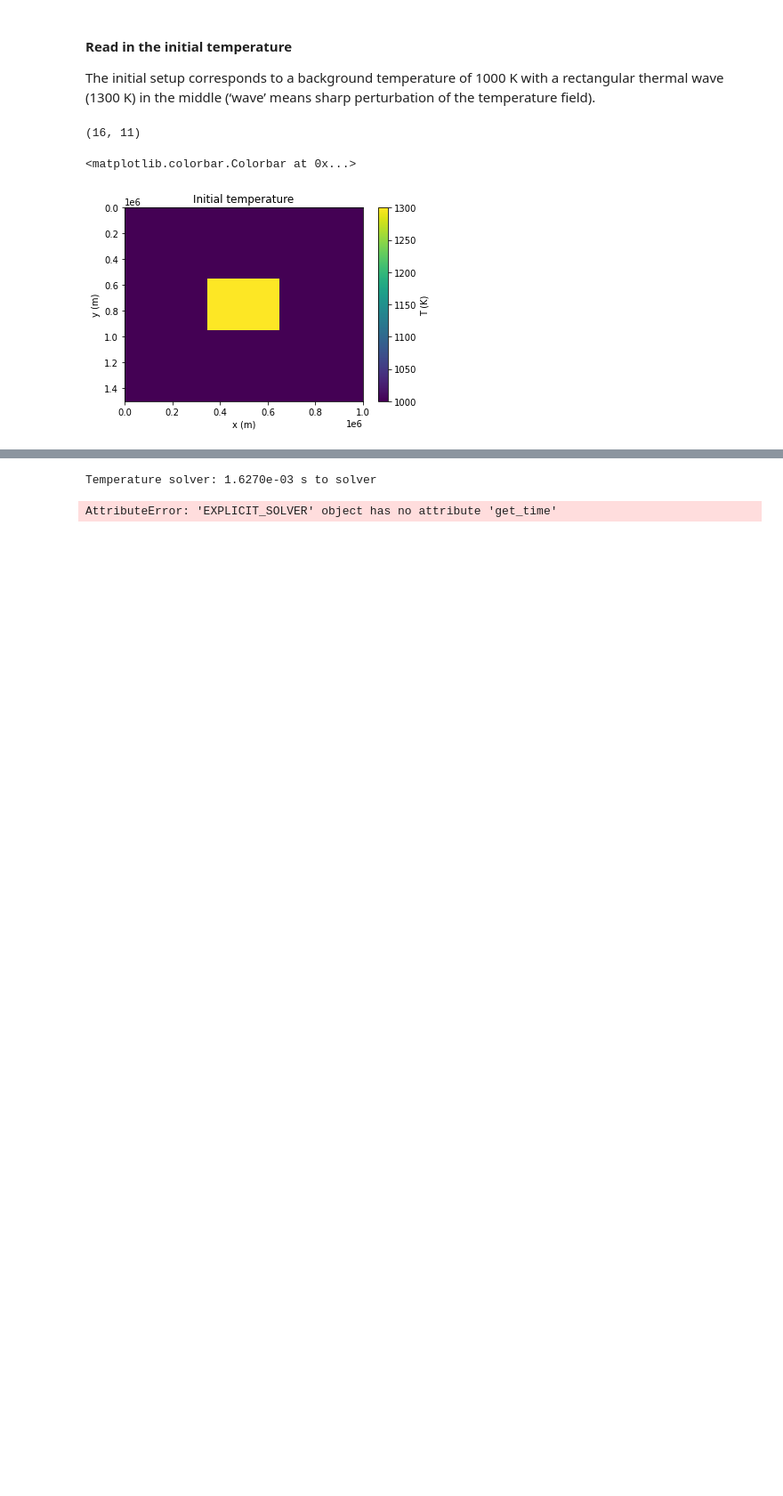
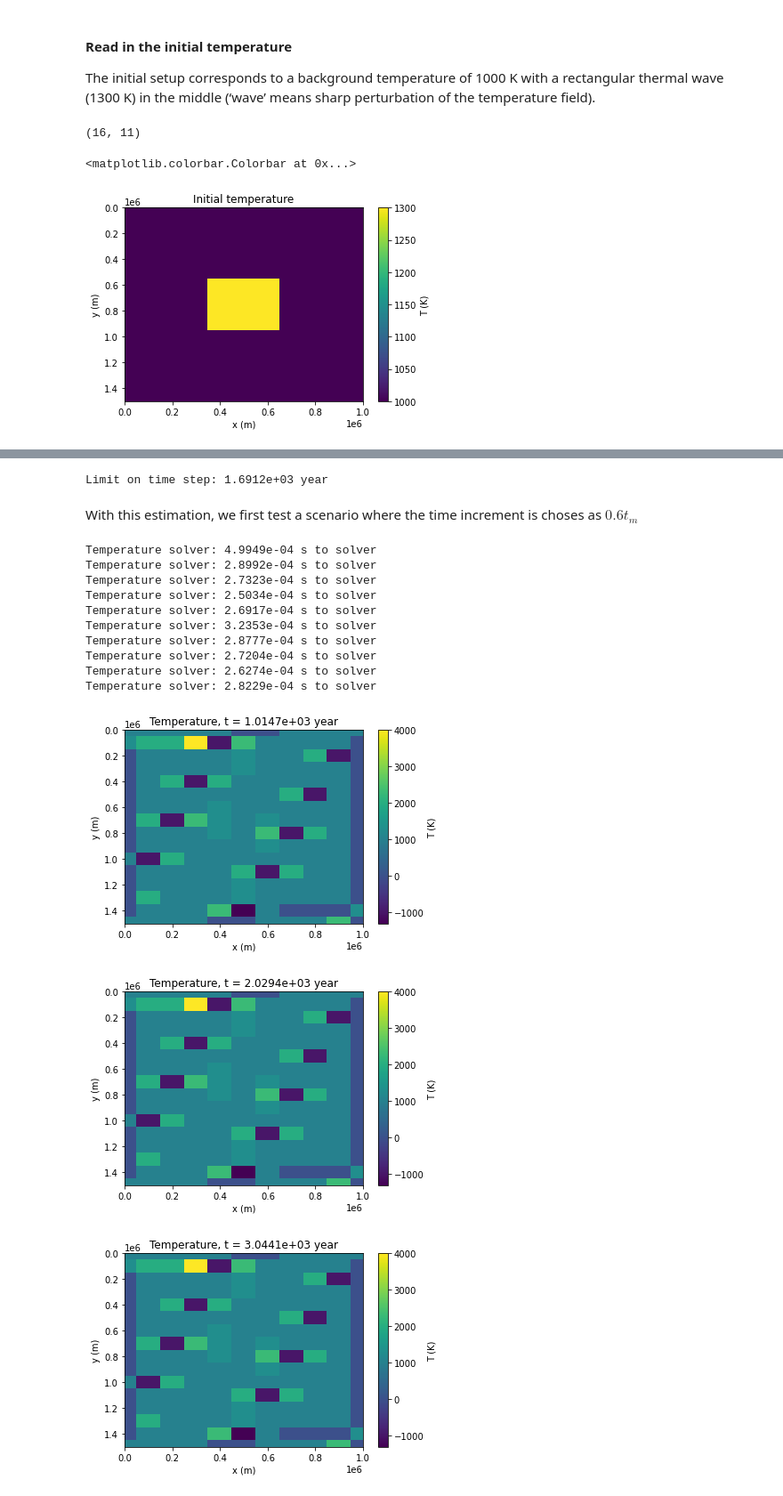
Before and after one commit to lhy11009/gerya_ipynb, a Jupyter notebook: CH10/Explicit_Implicit2D.ipynb, the cells around one changed output, grey strips where cells are left out. Shown: that part at 89% size. Saved outputs shown, nothing was run; the diff lists cells and outputs as text; code cells hidden in the pictures; blank space fills up the shorter version.

```diff
--- a/CH10/Explicit_Implicit2D.ipynb
+++ b/CH10/Explicit_Implicit2D.ipynb
@@ -76,23 +78,49 @@ Use constant thermal conductivity k = 3 W/(m K), density ρ = 3200 kg/m 3 and he
+# %%
+year = 365 * 24 * 3600.0
+thermal_conductivity = 3
+rho = 3200.0
+cp = 1000.0
+kappa = thermal_conductivity / rho / cp  # thermal diffusivity
+dt_m = (xsize / (xnum-1.0)) / (2*kappa)
+print("Limit on time step: %.4e year" % (dt_m / year))
+# %% [output]
+Limit on time step: 1.6912e+03 year
+# %% [markdown]
+With this estimation, we first test a scenario where the time increment is choses as $0.6 t_m$
 # %%
-year = 365 * 24 * 3600.0
+dt = 0.6 * dt_m
+total_step = 10
 # initiate solver
 HCSolver = EXPLICIT_SOLVER(Mesh2d, use_constant_thermal_conductivity=True)
 HCSolver.initial_temperature(Ts_init)  # use the rectangular perturbation as the initial temperature
-HCSolver.assemble(3.0, 3200.0, 1000.0, 1e6 * year)
-HCSolver.solve()
+HCSolver.assemble(thermal_conductivity, rho, cp, dt)
 
-# export and plot
-xxs, yys, Ts = HCSolver.export()
-t = HCSolver.get_time()
-fig, ax = plt.subplots()
-h = ax.pcolor(xxs, yys, Ts)
-ax.set_title('Temperature, t = %.4e year' % (t/year))
-ax.set_xlabel('x (m)')
-ax.set_ylabel('y (m)')
-ax.set_xlim([0.0, xsize])
-ax.set_ylim([0.0, ysize])
-ax.invert_yaxis()
-fig.colorbar(h, ax=ax, label='T (K)')
+for step in range(total_step):
+    # solve
+    HCSolver.solve()
+    # export and plot
+    xxs, yys, Ts = HCSolver.export()
+    t = HCSolver.get_time()
+    fig, ax = plt.subplots()
+    h = ax.pcolor(xxs, yys, Ts)
+    ax.set_title('Temperature, t = %.4e year' % (t/year))
+    ax.set_xlabel('x (m)')
+    ax.set_ylabel('y (m)')
+    ax.set_xlim([0.0, xsize])
+    ax.set_ylim([0.0, ysize])
+    ax.invert_yaxis()
+    fig.colorbar(h, ax=ax, label='T (K)')
 # %% [output]
-Temperature solver: 1.6270e-03 s to solver
+Temperature solver: 4.9949e-04 s to solver
+Temperature solver: 2.8992e-04 s to solver
+Temperature solver: 2.7323e-04 s to solver
+Temperature solver: 2.5034e-04 s to solver
+Temperature solver: 2.6917e-04 s to solver
+Temperature solver: 3.2353e-04 s to solver
+Temperature solver: 2.8777e-04 s to solver
+Temperature solver: 2.7204e-04 s to solver
+Temperature solver: 2.6274e-04 s to solver
+Temperature solver: 2.8229e-04 s to solver
-AttributeError: 'EXPLICIT_SOLVER' object has no attribute 'get_time'
+[figure, added]
+[figure, added]
+[figure, added]
```
Also changed, not shown: parts of 2 cells of this notebook, 1 other file.
